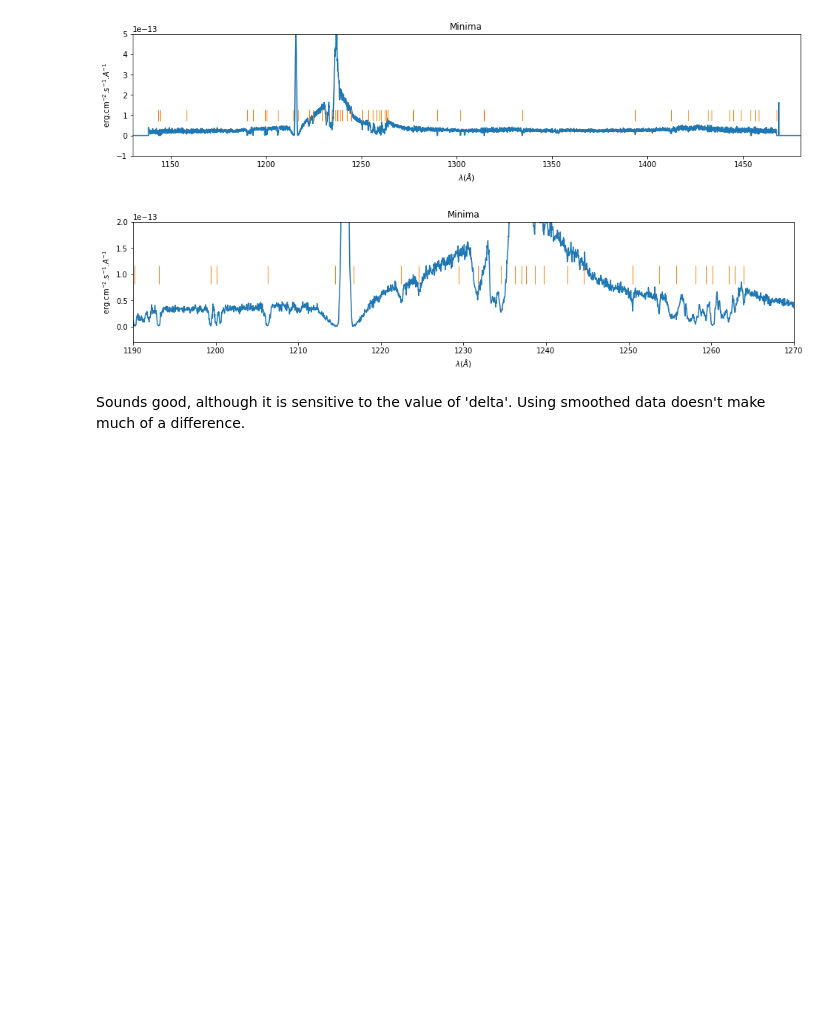
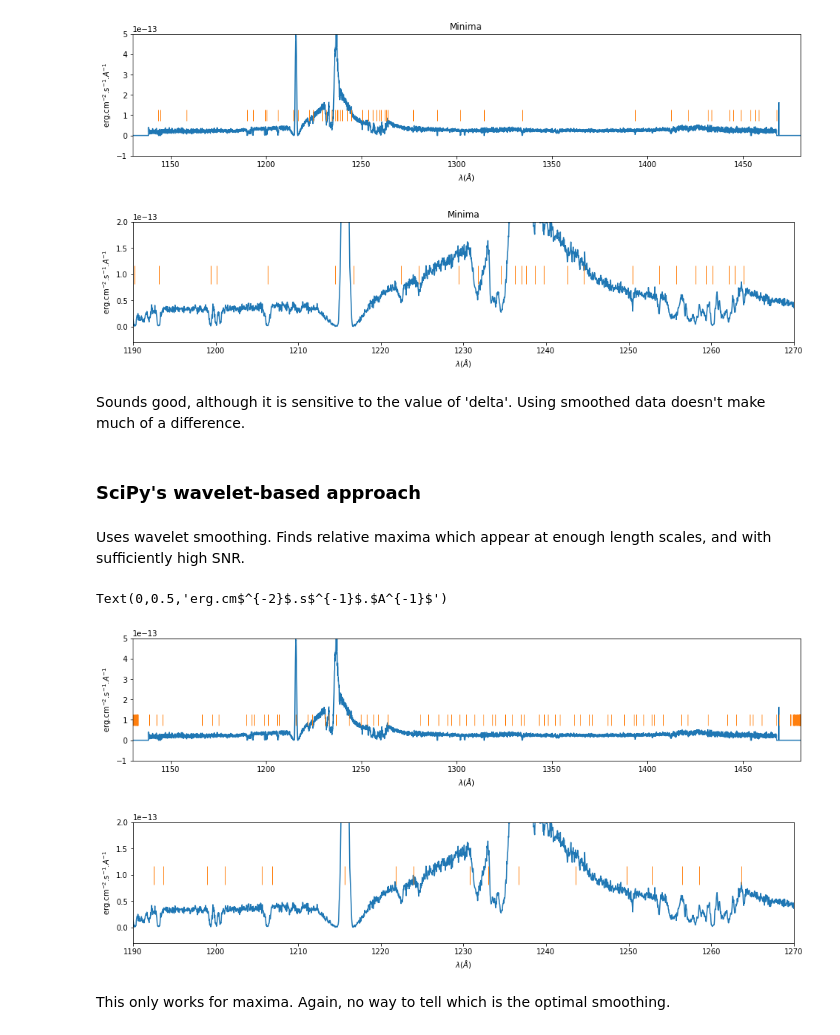
Before and after one commit to ibusko/experiments_specviz, a Jupyter notebook: experiment_feature_detection.ipynb, the cells around one changed output. Cells and saved outputs as stored; diff of their text form; code cells hidden in the pictures; blank space fills up the shorter version.

```diff
--- a/experiment_feature_detection.ipynb
+++ b/experiment_feature_detection.ipynb
@@ -381,3 +381,35 @@ Text(0.5,1,'Minima')
 [figure]
 # %% [markdown]
 Sounds good, although it is sensitive to the value of 'delta'. Using smoothed data doesn't make much of a difference.
+# %% [markdown]
+<h3>SciPy's wavelet-based approach</h3>
+# %% [markdown]
+Uses wavelet smoothing. Finds relative maxima which appear at enough length scales, and with sufficiently high SNR.
+# %%
+from scipy.signal import find_peaks_cwt
+
+scales = np.arange(1, 100)
+peaks = find_peaks_cwt(flux, scales)
+
+markers = np.full(flux.shape, -100.)
+markers[peaks] = 1.e-13
+
+plt.figure(figsize=SIZE)
+plt.plot(wave, flux)
+plt.plot(wave, markers, '|', markersize=15)
+plt.axis([xmin, xmax, -1.e-13, 5.e-13])
+plt.xlabel(x_label)
+plt.ylabel(y_label)
+
+plt.figure(figsize=SIZE)
+plt.plot(wave, flux)
+plt.plot(wave, markers, '|', markersize=25)
+plt.axis([1190., 1270., -0.3e-13, 2.e-13])
+plt.xlabel(x_label)
+plt.ylabel(y_label)
+# %% [output]
+Text(0,0.5,'erg.cm$^{-2}$.s$^{-1}$.$A^{-1}$')
+[figure, added]
+[figure, added]
+# %% [markdown]
+This only works for maxima. Again, no way to tell which is the optimal smoothing.
```
